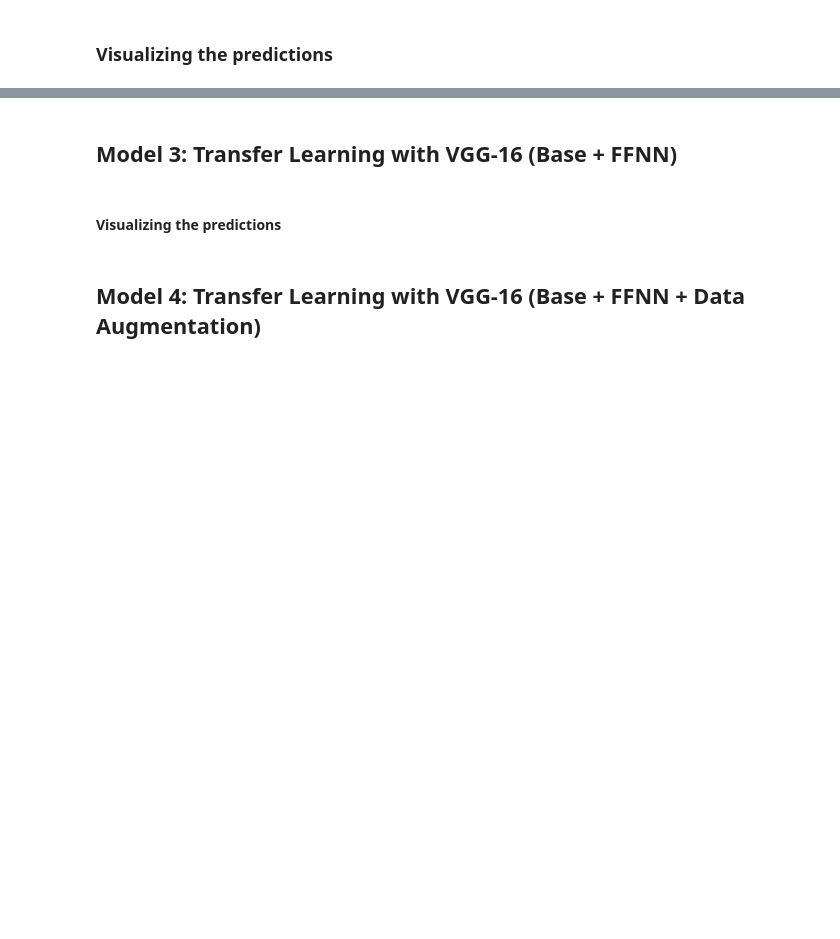
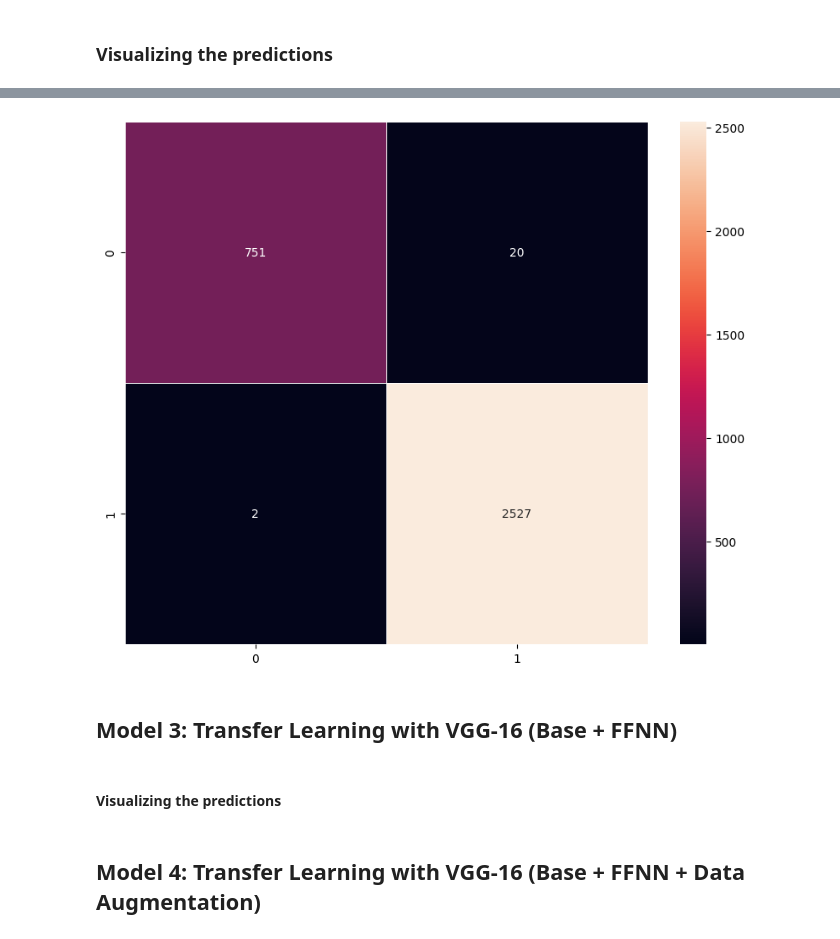
Before and after one commit to samdandy/ai-ml-course-proj-6, a Jupyter notebook: HelmNet_Full_Code.ipynb, the cells around one changed output, grey strips where cells are left out. Drawn from its saved outputs; the diff is of its cells as text; code cells hidden in the pictures; blank space fills up the shorter version.

```diff
--- a/HelmNet_Full_Code.ipynb
+++ b/HelmNet_Full_Code.ipynb
@@ -442,14 +441,14 @@ model_vgg.add(Dense(1, activation='sigmoid'))
 
 
 model_vgg.compile(
-    optimizer=Adam(learning_rate=1e-4),  # smaller lr for pretrained models
-    loss='binary_crossentropy',           # THIS was the main bug
+    optimizer=Adam(learning_rate=1e-4),
+    loss='binary_crossentropy',
     metrics=['accuracy']
 )
 
-history_vgg16 = model_vgg.fit(
+model_2 = model_vgg.fit(
     train_datagen.flow(X_train_normalized, y_train_encoded, batch_size=32, seed=42),
-    epochs=20,
+    epochs=20,22
     steps_per_epoch=X_train_normalized.shape[0] // 32,
     validation_data=(X_val_normalized, y_val_encoded),
     verbose=1
@@ -476,0 +494,3 @@ Epoch 20/20
+# %%
+plot_confusion_matrix(model_vgg,X_train_normalized,y_train)
+# %% [output]
@@ -477,3 +498,4 @@ Epoch 20/20
+[figure, added]
 # %% [markdown]
 ## Model 3: Transfer Learning with VGG-16 (Base + FFNN)
 # %% [markdown]
```
Also changed, not shown: parts of 4 cells of this notebook.
